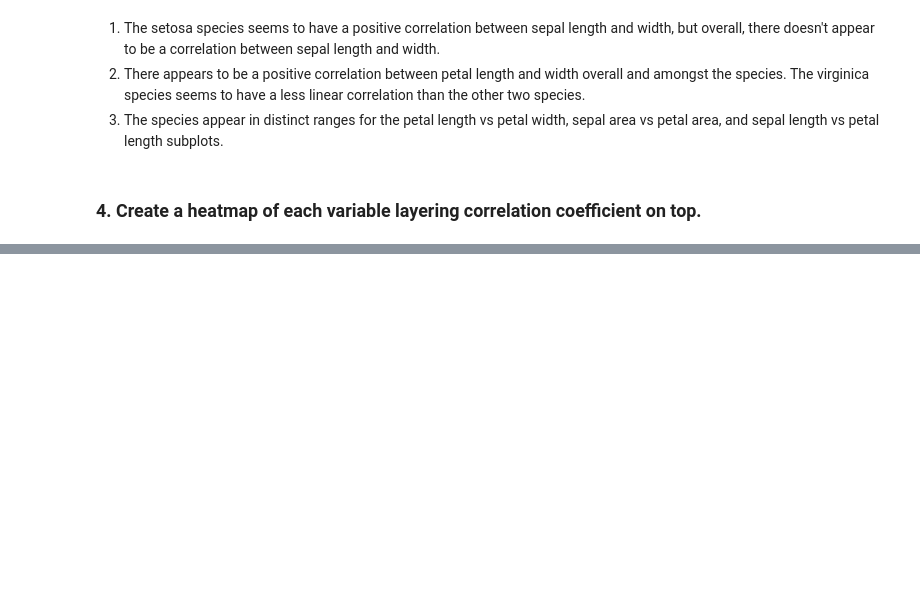
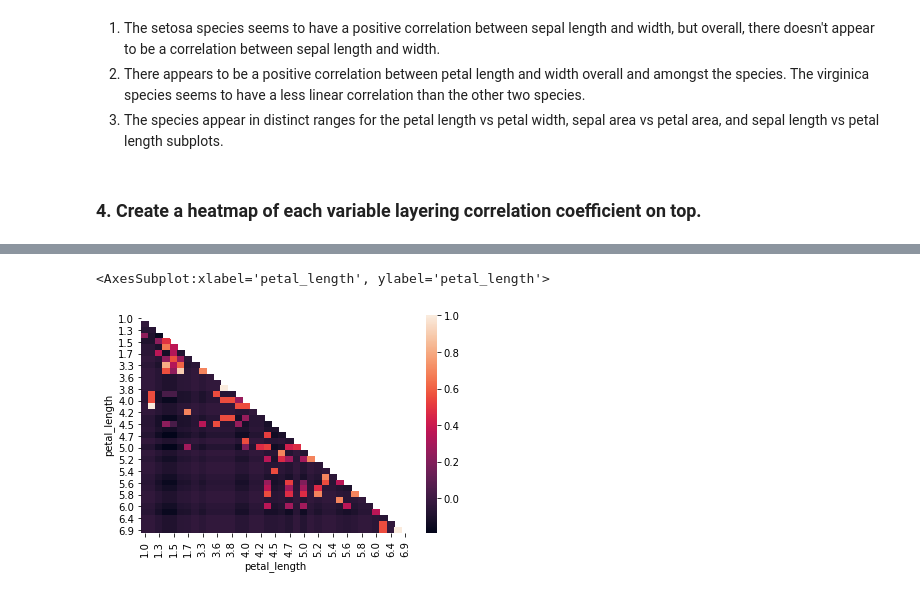
Before and after one commit to david-ryan-alviola/classification-exercises, a Jupyter notebook: classification_exercises.ipynb, the cells around one changed output, grey strips where cells are left out. Cells and saved outputs as stored; diff of their text form; code cells hidden in the pictures; blank space fills up the shorter version.

```diff
--- a/classification_exercises.ipynb
+++ b/classification_exercises.ipynb
@@ -447,0 +495,7 @@ sns.scatterplot(x="sepal_length", y="petal_length", data=train, hue="species")
+# %%
+length_cross = pd.crosstab(train.sepal_length, train.petal_length)
+
+sns.heatmap(length_cross.corr(), mask=np.triu(np.ones_like(length_cross.corr(), dtype=bool)))
+# %% [output]
+<AxesSubplot:xlabel='petal_length', ylabel='petal_length'>
+[figure, added]
```
Also changed, not shown: parts of 33 cells of this notebook.
